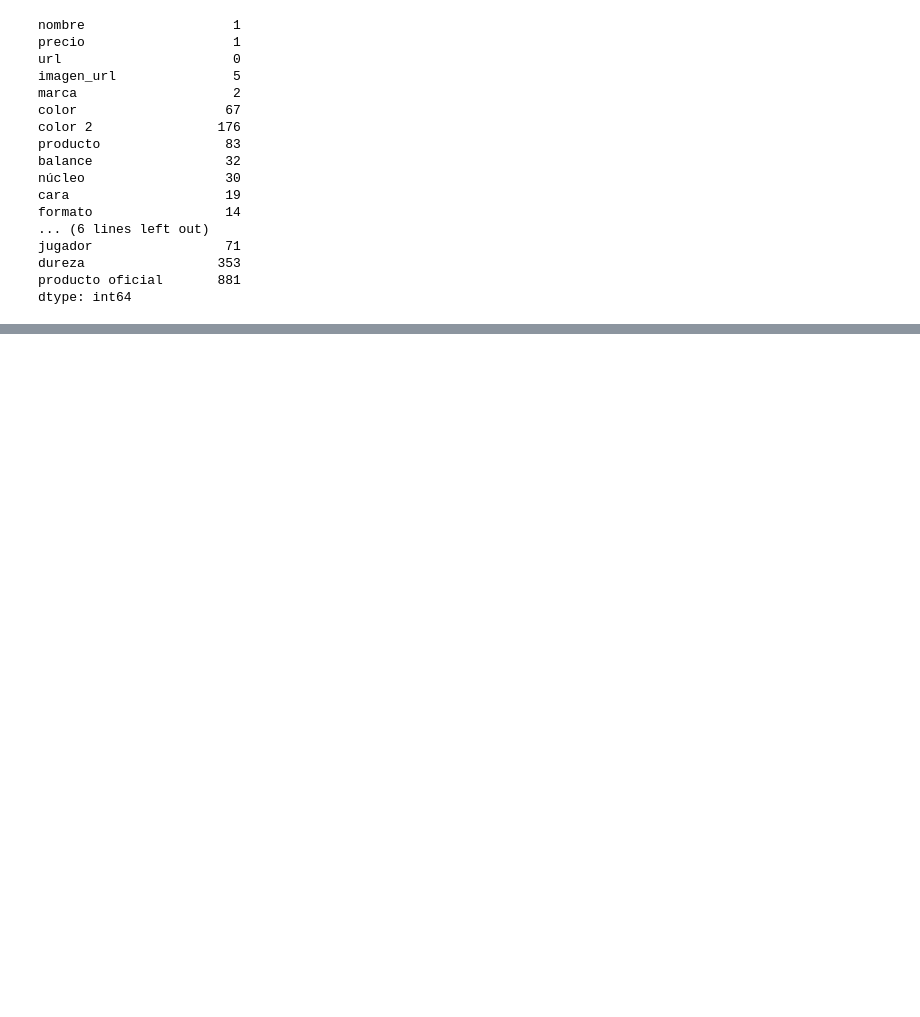
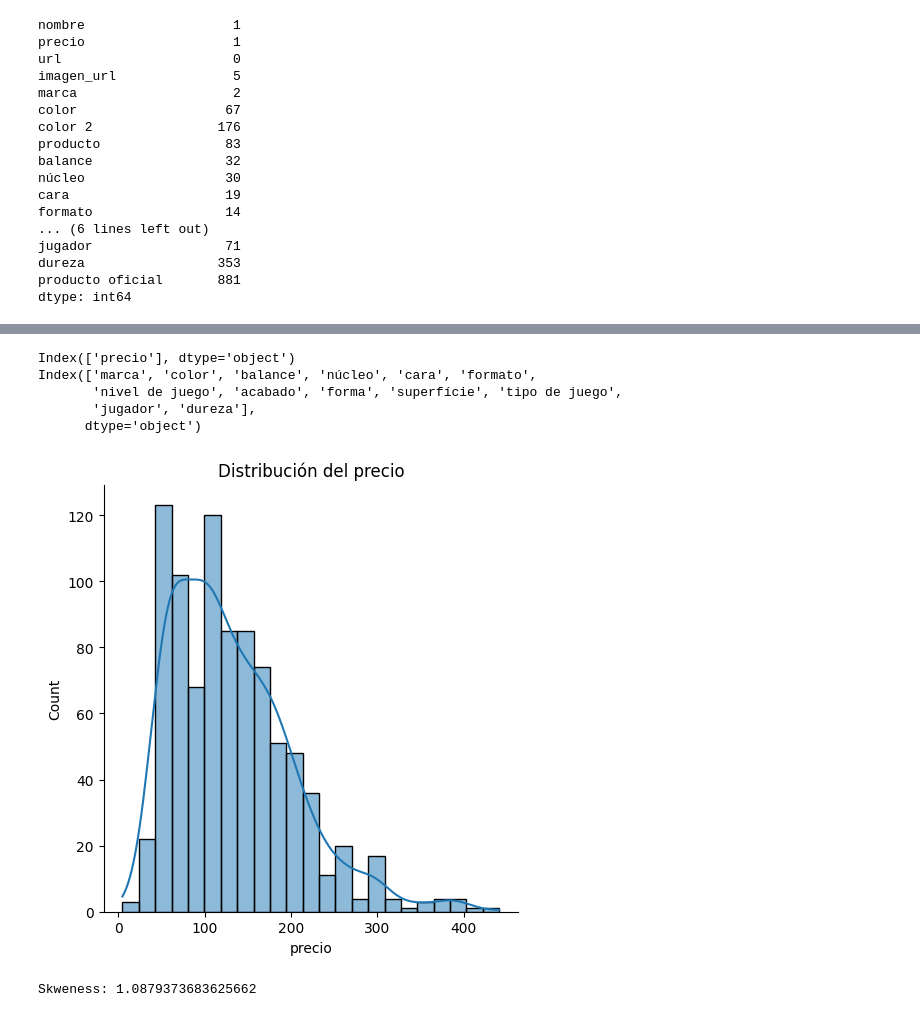
Before and after one commit to DataPadel/TFM_KSCHOOL, a Jupyter notebook: Alejandro/EDA.ipynb, the cells around one changed output, grey strips where cells are left out. Cells and saved outputs as stored; diff of their text form; code cells hidden in the pictures; blank space fills up the shorter version.

```diff
--- a/Alejandro/EDA.ipynb
+++ b/Alejandro/EDA.ipynb
@@ -88,4 +137,4 @@ dtype: int64
 # %%
 # quitar columnas que no aportan información o con demasiados valores nulos
-df.drop(columns=['url','imagen_url','producto','producto oficial','color 2','colección jugadores'],inplace=True)
+df.drop(columns=['nombre','url','imagen_url','producto','producto oficial','color 2','colección jugadores'],inplace=True)
 # %%
@@ -180,0 +186,22 @@ memory usage: 104.1 KB
+# %%
+# comprobamos que se han separado correctamente
+print(num_col)
+print(cat_col)
+# %% [output]
+Index(['precio'], dtype='object')
+Index(['marca', 'color', 'balance', 'núcleo', 'cara', 'formato',
+       'nivel de juego', 'acabado', 'forma', 'superfície', 'tipo de juego',
+       'jugador', 'dureza'],
+      dtype='object')
+# %%
+# analizamos distribución de las variables numéricas
+sns.displot(df['precio'],kde=True)
+plt.title('Distribución del precio')
+plt.show()
+
+
+skewness = df['precio'].skew()
+print(f"Skweness: {skewness}")
+# %% [output]
+[figure, added]
+Skweness: 1.0879373683625662
```
Also changed, not shown: parts of 22 cells of this notebook, 4 other files.
